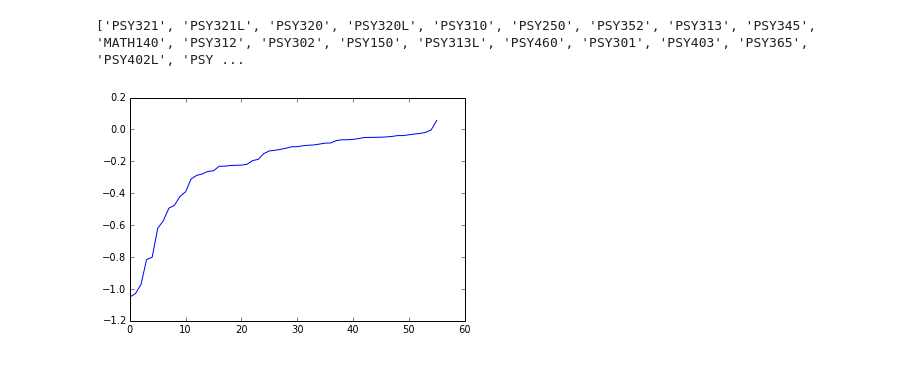
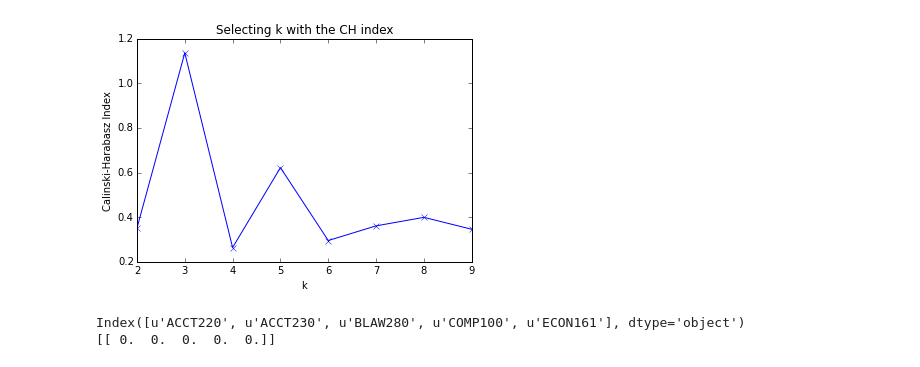
Before and after one commit to csun-math/494, a Jupyter notebook: seyed/main.ipynb, the cells around one changed output. Cells and saved outputs as stored; diff of their text form; code cells hidden in the pictures.

Commit message:
marketing department

```diff
--- a/seyed/main.ipynb
+++ b/seyed/main.ipynb
@@ -172,6 +228,8 @@ distancesDF.sort('Distance', ascending=False)[(distancesDF.sort('Distance', asce
-# %%
-plt.plot(distancesDF.sort('Distance', ascending=True)['Distance'])
-print list(distancesDF.sort('Distance', ascending=True)['class'])
-# %% [output]
-['PSY321', 'PSY321L', 'PSY320', 'PSY320L', 'PSY310', 'PSY250', 'PSY352', 'PSY313', 'PSY345', 'MATH140', 'PSY312', 'PSY302', 'PSY150', 'PSY313L', 'PSY460', 'PSY301', 'PSY403', 'PSY365', 'PSY402L', 'PSY ...
-[figure, removed]
+# %%
+plt.plot(range(2, 10), chindex, 'bx-')
+plt.xlabel('k')
+plt.ylabel('Calinski-Harabasz Index')
+plt.title('Selecting k with the CH index')
+plt.show()
+# %% [output]
+[figure, added]
@@ -177,0 +246,14 @@ print list(distancesDF.sort('Distance', ascending=True)['class'])
+# %%
+
+data = pd.read_csv('marketing_redacted.csv')
+data['Graduated'].replace(to_replace=('N','Y'), value=(0,1), inplace=True)
+col = [5,6,7,8,10]
+X_train, X_test, y_train, y_test = train_test_split(gpaDF[gpaDF.columns[col]], data['Graduated'])
+classifier = LogisticRegression()
+classifier.fit(X_train.reshape(len(X_train),len(col)), y_train)
+y_pred = classifier.predict(X_test.reshape(len(X_test),len(col)))
+print gpaDF.columns[col]
+print classifier.coef_
+# %% [output]
+Index([u'ACCT220', u'ACCT230', u'BLAW280', u'COMP100', u'ECON161'], dtype='object')
+[[ 0.  0.  0.  0.  0.]]
```
Also changed, not shown: parts of 22 cells of this notebook.
